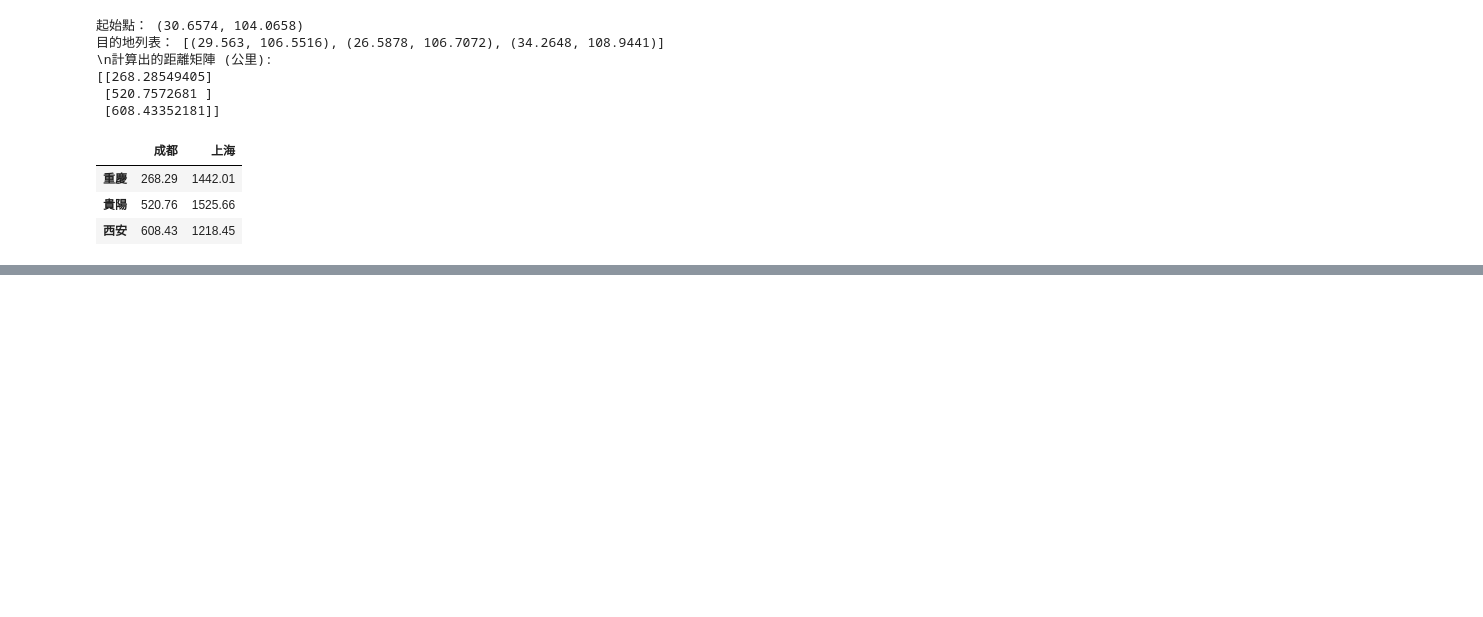
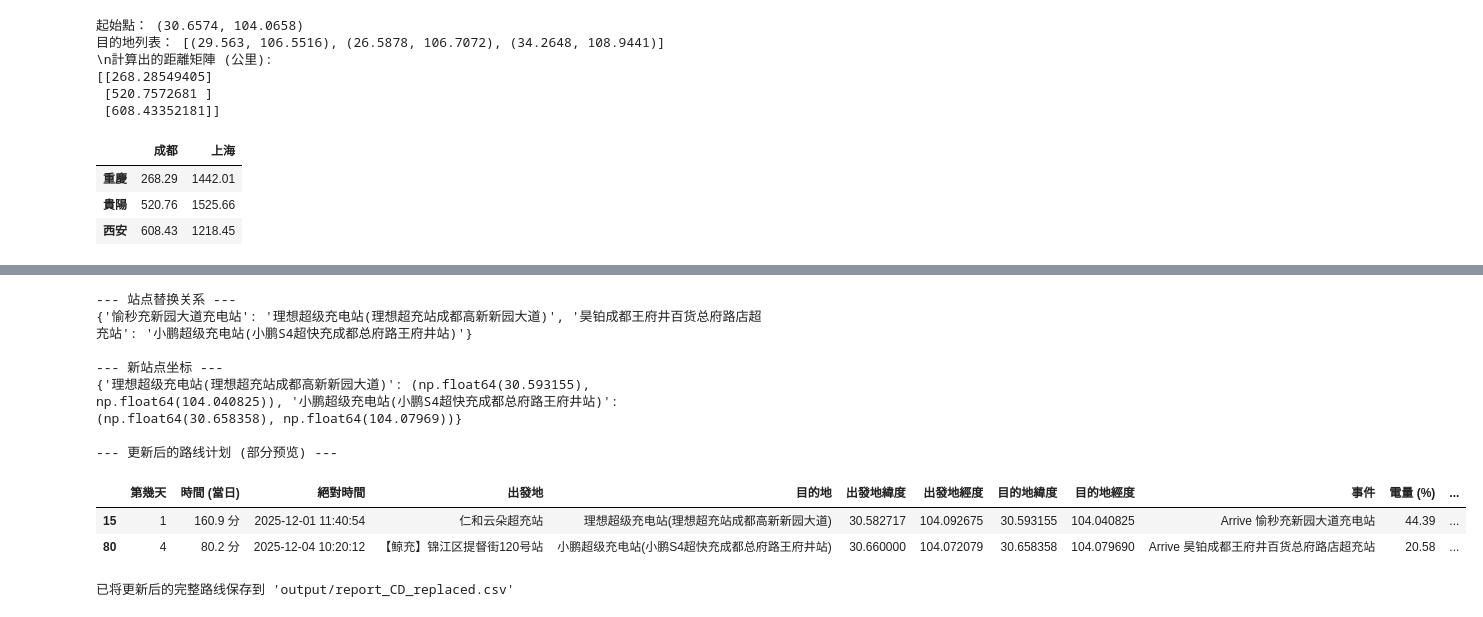
Before and after one commit to XernagaWang/CC_SHOW_PROF, a Jupyter notebook: app.ipynb, the cells around one changed output, grey strips where cells are left out. Saved outputs shown, nothing was run; the diff lists cells and outputs as text; code cells hidden in the pictures; blank space fills up the shorter version.

```diff
--- a/app.ipynb
+++ b/app.ipynb
@@ -141,0 +232,57 @@ dtype: object
+# %%
+# --- 在路线计划中直接替换并更新坐标 ---
+
+# 1. 建立明确的替换映射
+replacement_map = {
+    station_to_replace_for_li: li_replacement_name,
+    station_to_replace_for_xpeng: xpeng_replacement_name
+}
+
+# 2. 建立新站点的坐标映射
+coords_map = {
+    li_replacement_name: (li_station_data.iloc[0]['latitude'], li_station_data.iloc[0]['longitude']),
+    xpeng_replacement_name: (xpeng_station_data.iloc[0]['latitude'], xpeng_station_data.iloc[0]['longitude'])
+}
+
+print("--- 站点替换关系 ---")
+print(replacement_map)
+print("\n--- 新站点坐标 ---")
+print(coords_map)
+
+# 3. 加载原始路线文件
+route_df = pd.read_csv("output/report_CD_enriched.csv")
+
+# 4. 循环执行替换
+for old_name, new_name in replacement_map.items():
+    # 获取新站点的坐标
+    new_lat, new_lon = coords_map[new_name]
+
+    # 找到所有需要替换的行
+    rows_to_update = route_df['目的地'] == old_name
+
+    # 替换名称
+    route_df.loc[rows_to_update, '目的地'] = new_name
+
+    # 更新坐标
+    route_df.loc[rows_to_update, '目的地緯度'] = new_lat
+    route_df.loc[rows_to_update, '目的地經度'] = new_lon
+
+# 5. 显示并保存更新后的路线
+print("\n--- 更新后的路线计划 (部分预览) ---")
+# 筛选出被修改的行和它们前后的记录，以供查验
+display(route_df[route_df['目的地'].isin(replacement_map.values())])
+
+route_df.to_csv("output/report_CD_replaced.csv", index=False, encoding='utf-8-sig')
+print("\n已将更新后的完整路线保存到 'output/report_CD_replaced.csv'")
+# %% [output]
+--- 站点替换关系 ---
+{'愉秒充新园大道充电站': '理想超级充电站(理想超充站成都高新新园大道)', '昊铂成都王府井百货总府路店超充站': '小鹏超级充电站(小鹏S4超快充成都总府路王府井站)'}
+
+--- 新站点坐标 ---
+{'理想超级充电站(理想超充站成都高新新园大道)': (np.float64(30.593155), np.float64(104.040825)), '小鹏超级充电站(小鹏S4超快充成都总府路王府井站)': (np.float64(30.658358), np.float64(104.07969))}
+
+--- 更新后的路线计划 (部分预览) ---
+|  | 第幾天 | 時間 (當日) | 絕對時間 | 出發地 | 目的地 | 出發地緯度 | 出發地經度 | 目的地緯度 | 目的地經度 | 事件 | 電量 (%) | ... |
+| 15 | 1 | 160.9 分 | 2025-12-01 11:40:54 | 仁和云朵超充站 | 理想超级充电站(理想超充站成都高新新园大道) | 30.582717 | 104.092675 | 30.593155 | 104.040825 | Arrive 愉秒充新园大道充电站 | 44.39 | ... |
+| 80 | 4 | 80.2 分 | 2025-12-04 10:20:12 | 【鲸充】锦江区提督街120号站 | 小鹏超级充电站(小鹏S4超快充成都总府路王府井站) | 30.660000 | 104.072079 | 30.658358 | 104.079690 | Arrive 昊铂成都王府井百货总府路店超充站 | 20.58 | ... |
+已将更新后的完整路线保存到 'output/report_CD_replaced.csv'
```
Also changed, not shown: parts of 7 cells of this notebook, 2 other files.
